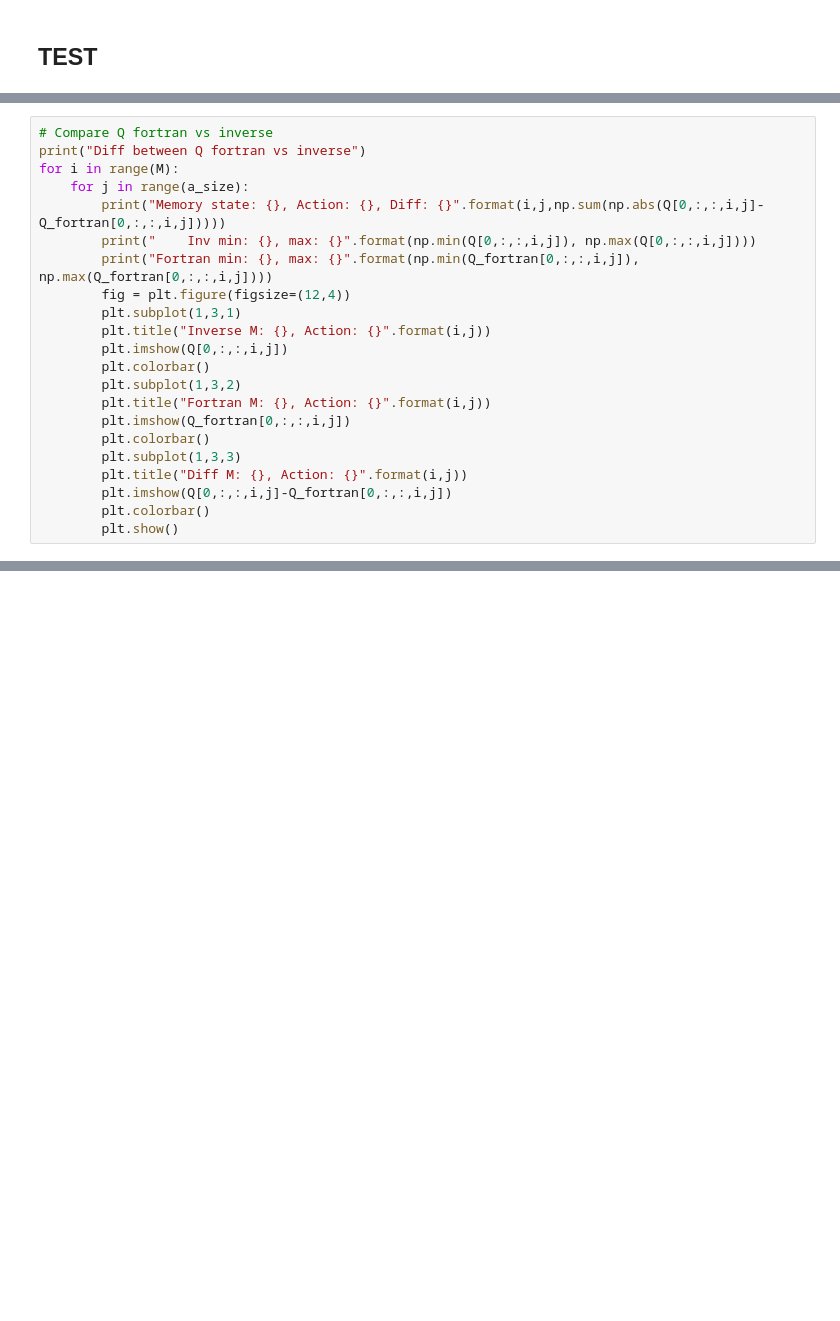
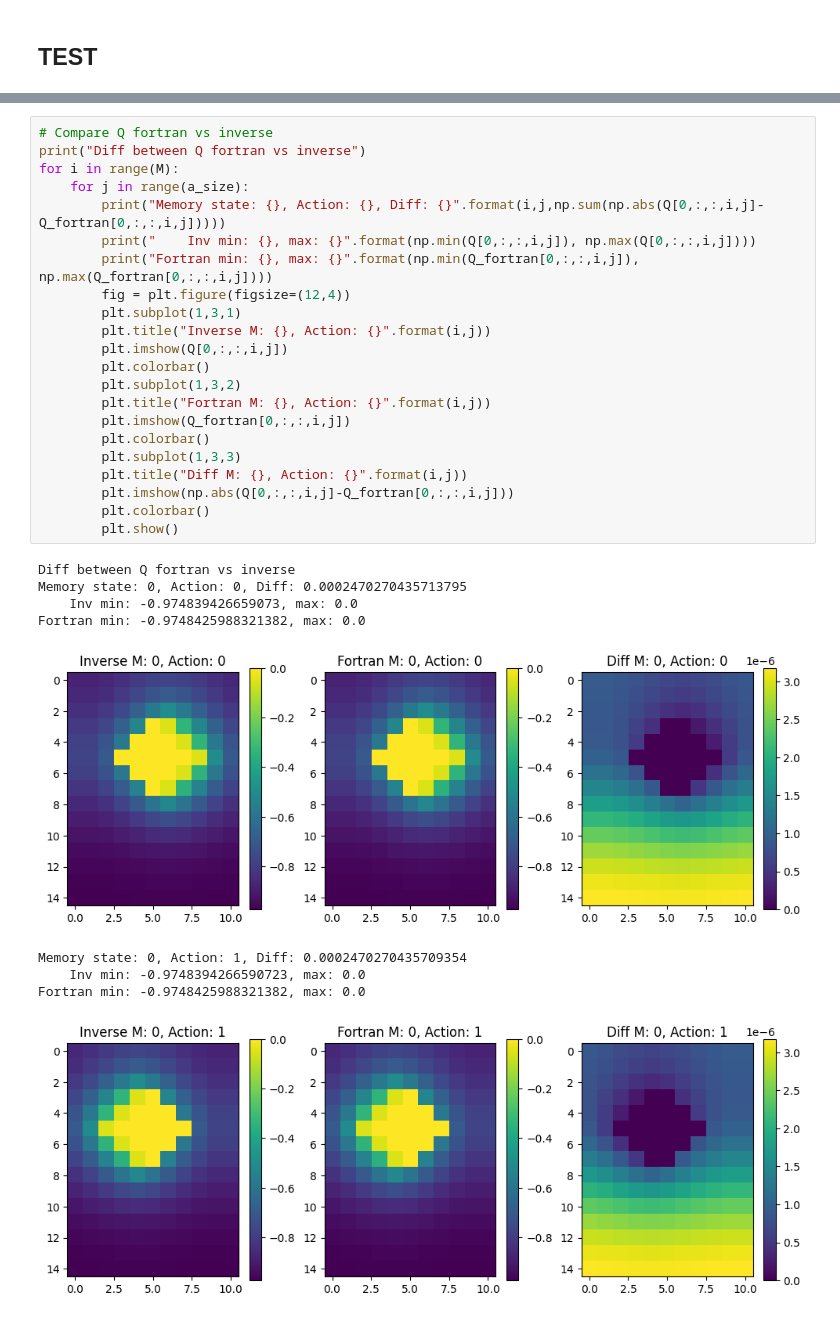
Before and after one commit to kyrellverano/Finite-Memory-Controller, a Jupyter notebook: FSC/FSC_NB/fake_inversion_original.ipynb, the cells around one changed output, grey strips where cells are left out. Saved outputs shown, nothing was run; the diff lists cells and outputs as text; blank space fills up the shorter version.

```diff
--- a/FSC/FSC_NB/fake_inversion_original.ipynb
+++ b/FSC/FSC_NB/fake_inversion_original.ipynb
@@ -626,22 +470,0 @@ Action: 3 0.8452927390212147
-# %%
-# Compare Q fortran vs inverse
-print("Diff between Q fortran vs inverse")
-for i in range(M):
-    for j in range(a_size):
-        print("Memory state: {}, Action: {}, Diff: {}".format(i,j,np.sum(np.abs(Q[0,:,:,i,j]-Q_fortran[0,:,:,i,j]))))
-        print("    Inv min: {}, max: {}".format(np.min(Q[0,:,:,i,j]), np.max(Q[0,:,:,i,j])))
-        print("Fortran min: {}, max: {}".format(np.min(Q_fortran[0,:,:,i,j]), np.max(Q_fortran[0,:,:,i,j])))
-        fig = plt.figure(figsize=(12,4))
-        plt.subplot(1,3,1)
-        plt.title("Inverse M: {}, Action: {}".format(i,j))
-        plt.imshow(Q[0,:,:,i,j])
-        plt.colorbar()
-        plt.subplot(1,3,2)
-        plt.title("Fortran M: {}, Action: {}".format(i,j))
-        plt.imshow(Q_fortran[0,:,:,i,j])
-        plt.colorbar()
-        plt.subplot(1,3,3)
-        plt.title("Diff M: {}, Action: {}".format(i,j))
-        plt.imshow(Q[0,:,:,i,j]-Q_fortran[0,:,:,i,j])
-        plt.colorbar()
-        plt.show()
@@ -674,0 +471,32 @@ Fortran min: -0.9811967681496858, max: 0.0
+# %%
+# Compare Q fortran vs inverse
+print("Diff between Q fortran vs inverse")
+for i in range(M):
+    for j in range(a_size):
+        print("Memory state: {}, Action: {}, Diff: {}".format(i,j,np.sum(np.abs(Q[0,:,:,i,j]-Q_fortran[0,:,:,i,j]))))
+        print("    Inv min: {}, max: {}".format(np.min(Q[0,:,:,i,j]), np.max(Q[0,:,:,i,j])))
+        print("Fortran min: {}, max: {}".format(np.min(Q_fortran[0,:,:,i,j]), np.max(Q_fortran[0,:,:,i,j])))
+        fig = plt.figure(figsize=(12,4))
+        plt.subplot(1,3,1)
+        plt.title("Inverse M: {}, Action: {}".format(i,j))
+        plt.imshow(Q[0,:,:,i,j])
+        plt.colorbar()
+        plt.subplot(1,3,2)
+        plt.title("Fortran M: {}, Action: {}".format(i,j))
+        plt.imshow(Q_fortran[0,:,:,i,j])
+        plt.colorbar()
+        plt.subplot(1,3,3)
+        plt.title("Diff M: {}, Action: {}".format(i,j))
+        plt.imshow(np.abs(Q[0,:,:,i,j]-Q_fortran[0,:,:,i,j]))
+        plt.colorbar()
+        plt.show()
+# %% [output]
+Diff between Q fortran vs inverse
+Memory state: 0, Action: 0, Diff: 0.0002470270435713795
+    Inv min: -0.974839426659073, max: 0.0
+Fortran min: -0.9748425988321382, max: 0.0
+[figure, added]
+Memory state: 0, Action: 1, Diff: 0.0002470270435709354
+    Inv min: -0.9748394266590723, max: 0.0
+Fortran min: -0.9748425988321382, max: 0.0
+[figure, added]
```
Also changed, not shown: parts of 12 cells of this notebook.
